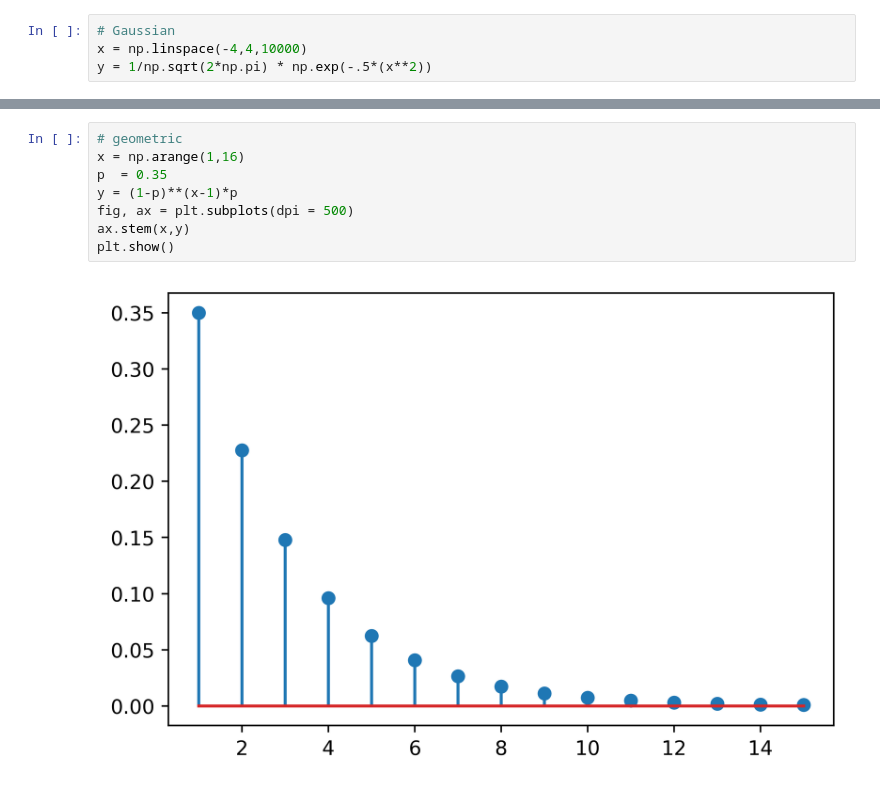
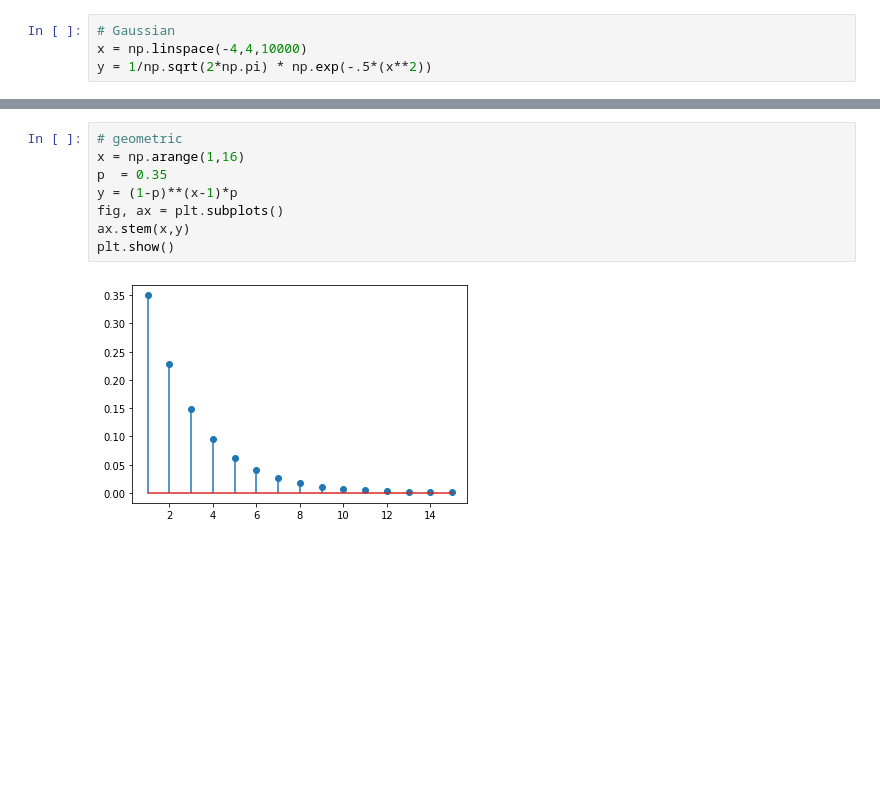
Before and after one commit to cmaspi/verifying_CLT, a Jupyter notebook: codes/distribution_images.ipynb, the cells around one changed output, grey strips where cells are left out. Cells and saved outputs as stored; diff of their text form; blank space fills up the shorter version.

```diff
--- a/codes/distribution_images.ipynb
+++ b/codes/distribution_images.ipynb
@@ -25,13 +25,13 @@ plt.show()
 # %%
 # geometric
 x = np.arange(1,16)
 p  = 0.35
 y = (1-p)**(x-1)*p
-fig, ax = plt.subplots(dpi = 500)
+fig, ax = plt.subplots()
 ax.stem(x,y)
 plt.show()
 # %% [output]
-[figure, old version]
+[figure, new version]
 # %%
 # cauchy
 x = np.linspace(-5,5,10000)
```
Also changed, not shown: parts of 3 cells of this notebook, 1 other file.
